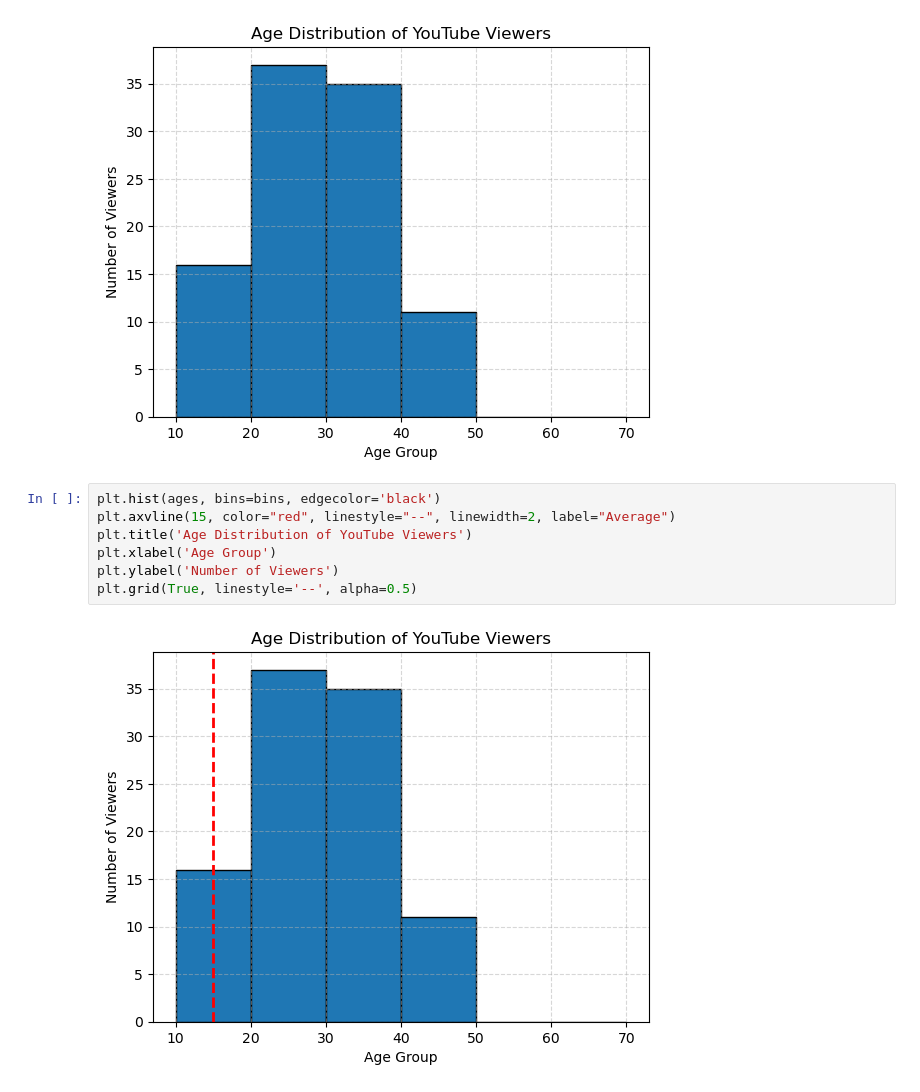
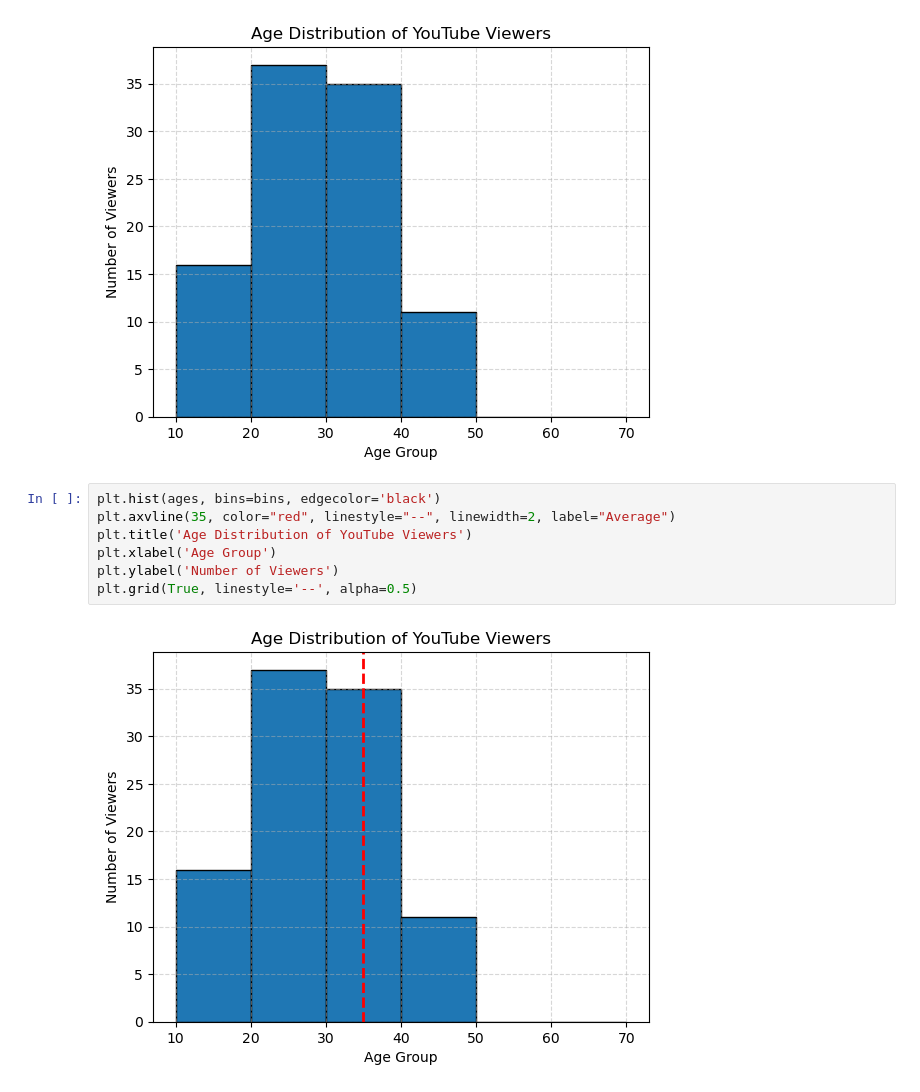
Before and after one commit to forgewithharsh/data-science-lab, a Jupyter notebook: matplotlib/histogram.ipynb, the cells around one changed output. Drawn from its saved outputs; the diff is of its cells as text.

Commit message:
Histograms in Matplotlib

```diff
--- a/matplotlib/histogram.ipynb
+++ b/matplotlib/histogram.ipynb
@@ -43,10 +43,10 @@ plt.grid(True, linestyle='--', alpha=0.5)
 [figure]
 # %%
 plt.hist(ages, bins=bins, edgecolor='black')
-plt.axvline(15, color="red", linestyle="--", linewidth=2, label="Average")
+plt.axvline(35, color="red", linestyle="--", linewidth=2, label="Average")
 plt.title('Age Distribution of YouTube Viewers')
 plt.xlabel('Age Group')
 plt.ylabel('Number of Viewers')
 plt.grid(True, linestyle='--', alpha=0.5)
 # %% [output]
-[figure, old version]
+[figure, new version]
```
